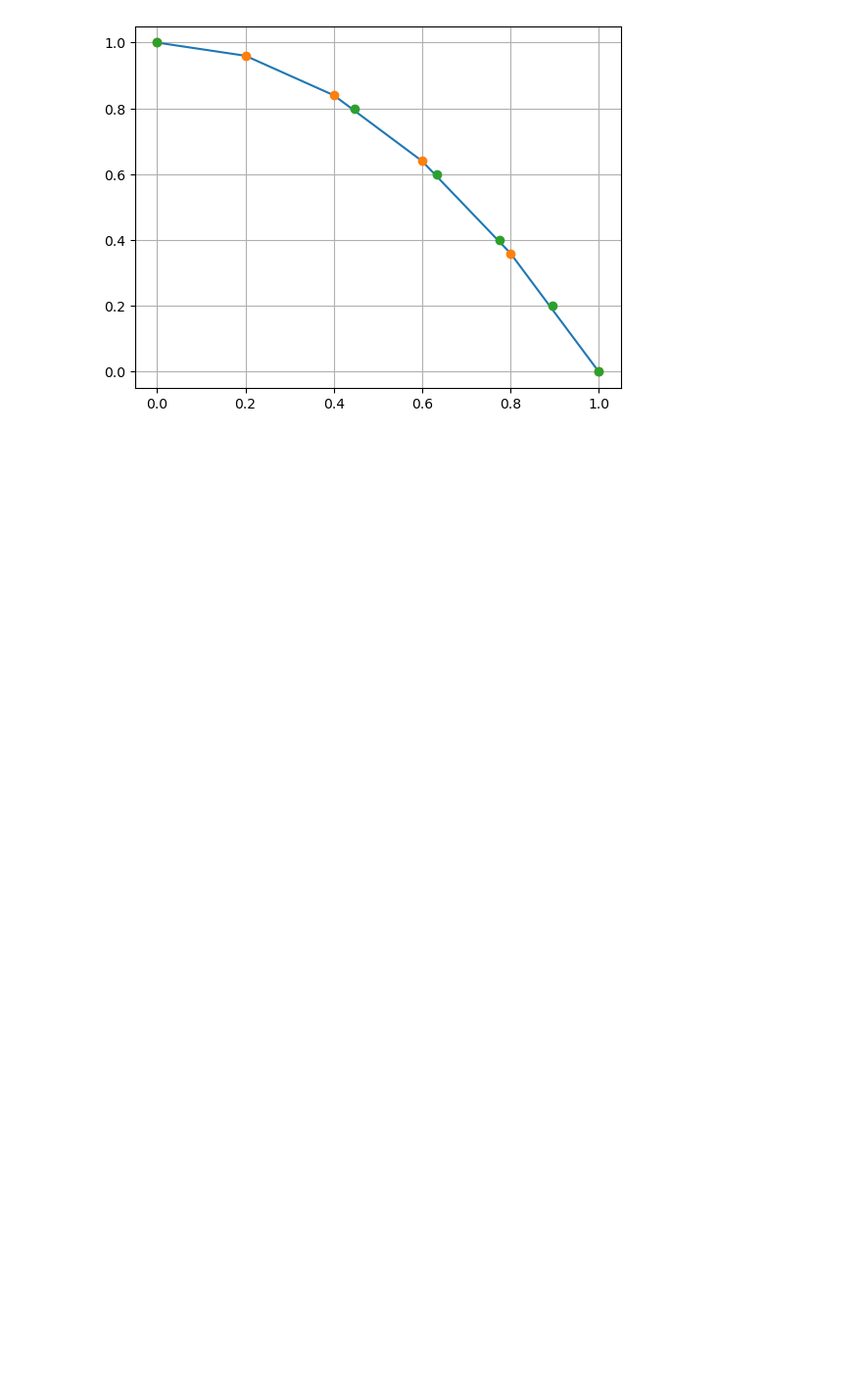
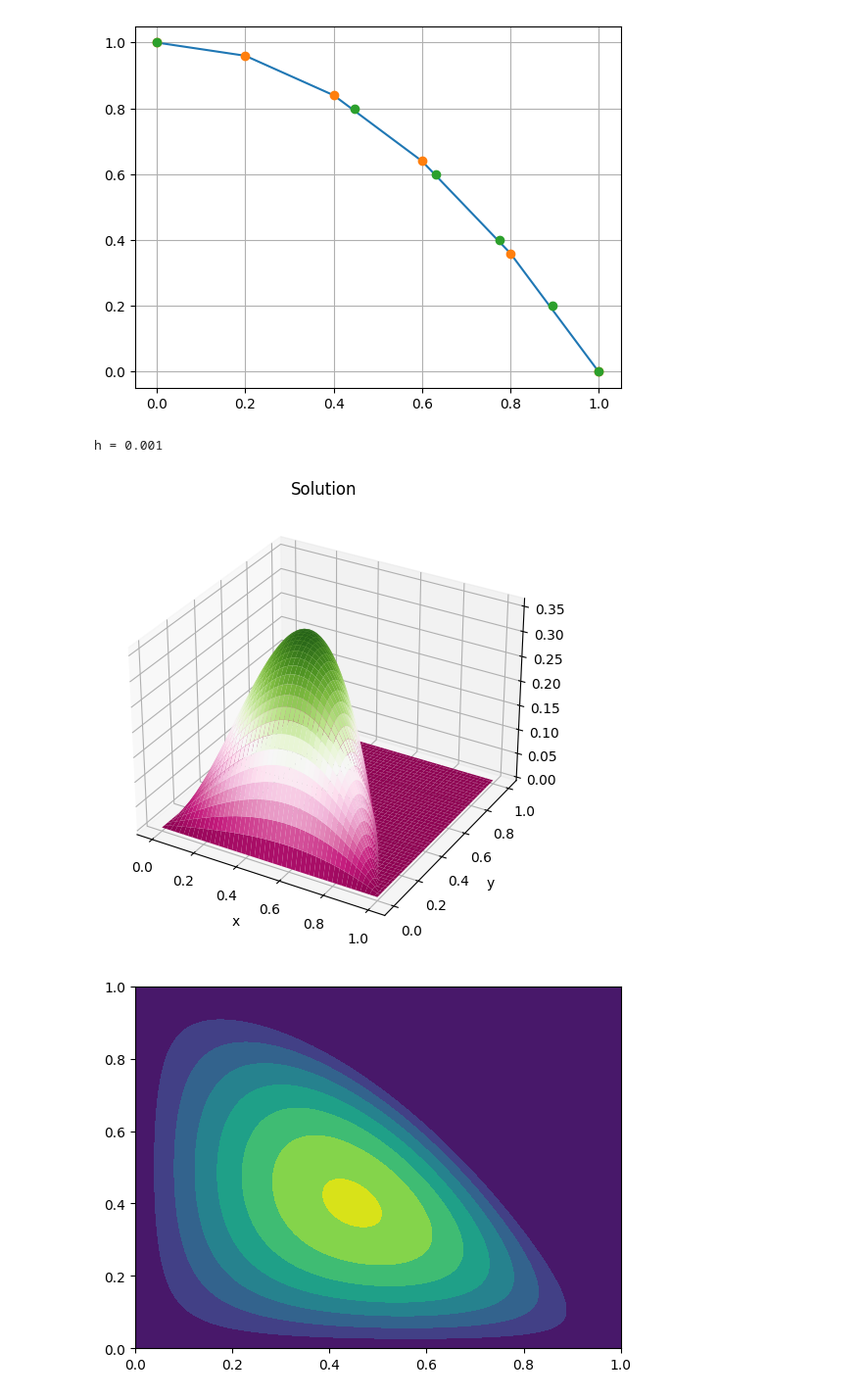
Before and after one commit to Halvardgithub/TMA4212-NumDiff, a Jupyter notebook: Project 1/TMA4212 - Project 1.ipynb, the cells around one changed output. Shown at 98% size. Drawn from its saved outputs; the diff is of its cells as text; code cells hidden in the pictures; blank space fills up the shorter version.

```diff
--- a/Project 1/TMA4212 - Project 1.ipynb
+++ b/Project 1/TMA4212 - Project 1.ipynb
@@ -857,0 +942,24 @@ plt.show()
+# %%
+def g(x,y):
+    gamma1 = np.zeros_like(x)
+    gamma2 = np.zeros_like(y)
+    gamma3 = -5*x*y*(x**2+y-1)
+
+    boundary = {"lower" : gamma1, "left" : gamma2, "curve" : gamma3 }
+    return boundary
+
+
+def f(x, y):
+    return -30*x*y-10*x
+
+x, y, U = WIP3(g, f, 1000)
+plot_solution(x, y, U)
+xx, yy = np.meshgrid(x,y)
+
+plt.figure()
+plt.contourf(xx, yy, U)
+plt.show()
+# %% [output]
+h = 0.001
+[figure, added]
+[figure, added]
```
Also changed, not shown: parts of 12 cells of this notebook.
